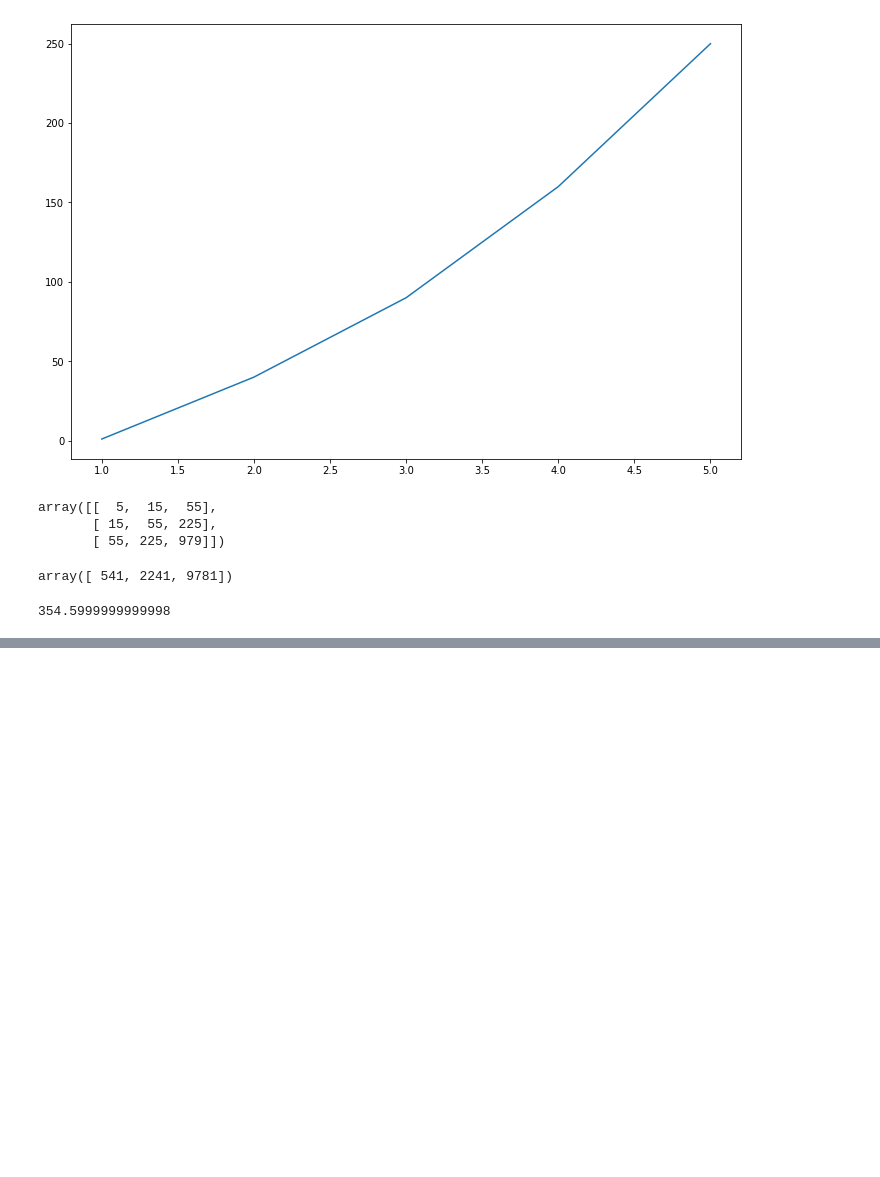
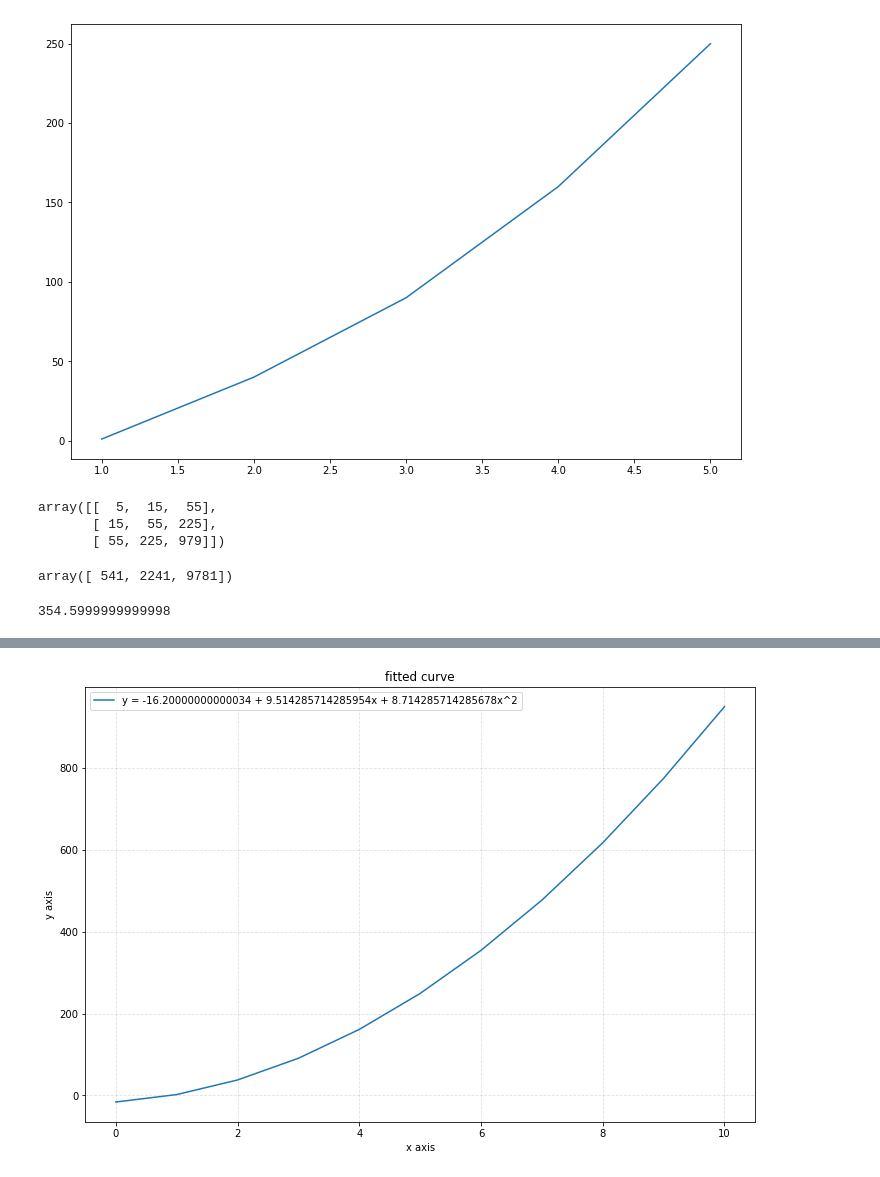
Before and after one commit to k4u5h4L/curve-fitting-from-scratch, a Jupyter notebook: curve-regression.ipynb, the cells around one changed output, grey strips where cells are left out. Cells and saved outputs as stored; diff of their text form; code cells hidden in the pictures; blank space fills up the shorter version.

```diff
--- a/curve-regression.ipynb
+++ b/curve-regression.ipynb
@@ -59,3 +59,11 @@ predict(6.0)
 354.5999999999998
 # %%
 # the expected answer was 360, since it y was was just the mapping of x to the square times 10. considering the implementation, this seems pretty accurate
+# %%
+x_plot = np.array(range(11))
+
+y_plot = []
+
+for i in range(len(x_plot)):
+    x_sq = x_plot[i]**2
+    y_plot.append(roots[0] + roots[1]*x_plot[i] + roots[2]*x_sq)
@@ -61,0 +87,16 @@ predict(6.0)
+# %%
+plt.figure(figsize=(12, 8))
+
+plt.plot(x_plot,y_plot,label=f'y = {roots[0]} + {roots[1]}x + {roots[2]}x^2')
+
+plt.title('fitted curve')
+
+plt.xlabel('x axis')
+plt.ylabel('y axis')
+
+plt.grid(alpha=.4,linestyle='--')
+
+plt.legend()
+plt.show()
+# %% [output]
+[figure, added]
```
Also changed, not shown: parts of 2 cells of this notebook, 1 other file.
